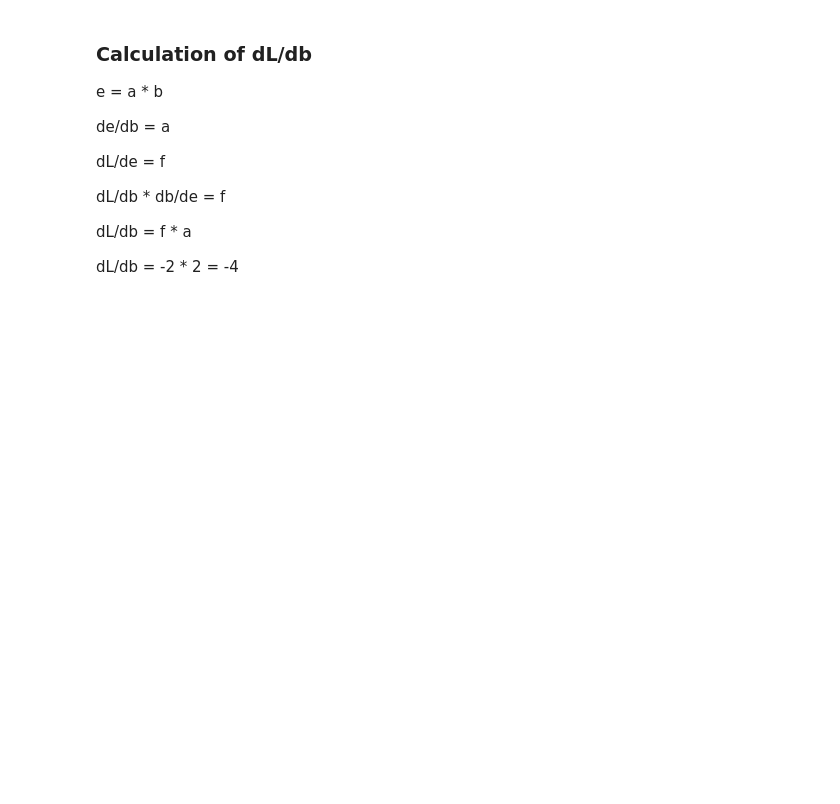
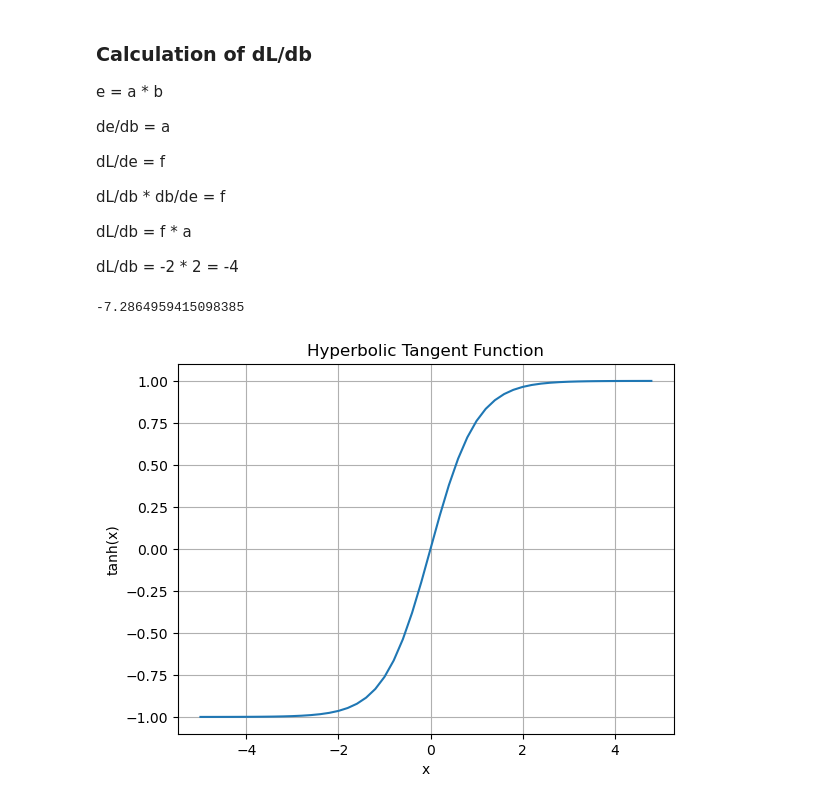
Before and after one commit to rgsk/nlp-andrej, a Jupyter notebook: micrograd_from_scratch.ipynb, the cells around one changed output. Saved outputs shown, nothing was run; the diff lists cells and outputs as text; code cells hidden in the pictures; blank space fills up the shorter version.

```diff
--- a/micrograd_from_scratch.ipynb
+++ b/micrograd_from_scratch.ipynb
@@ -359,3 +364,31 @@ dL/db * db/de = f
 dL/db = f * a
 
 dL/db = -2 * 2 = -4
+# %%
+# if we increase values in the direction of gradient then the value will go up
+
+a.data += 0.01 * a.grad
+b.data += 0.01 * b.grad
+c.data += 0.01 * c.grad
+f.data += 0.01 * f.grad
+
+e = a * b
+d = e + c
+L = d * f
+
+print(L.data)
+# %% [output]
+-7.2864959415098385
+# %%
+
+n = np.arange(-5, 5, 0.2)
+y = np.tanh(n)
+
+plt.plot(n, y)
+plt.grid()
+plt.xlabel('x')
+plt.ylabel('tanh(x)')
+plt.title('Hyperbolic Tangent Function')
+plt.show()
+# %% [output]
+[figure, added]
```
Also changed, not shown: parts of 14 cells of this notebook.
